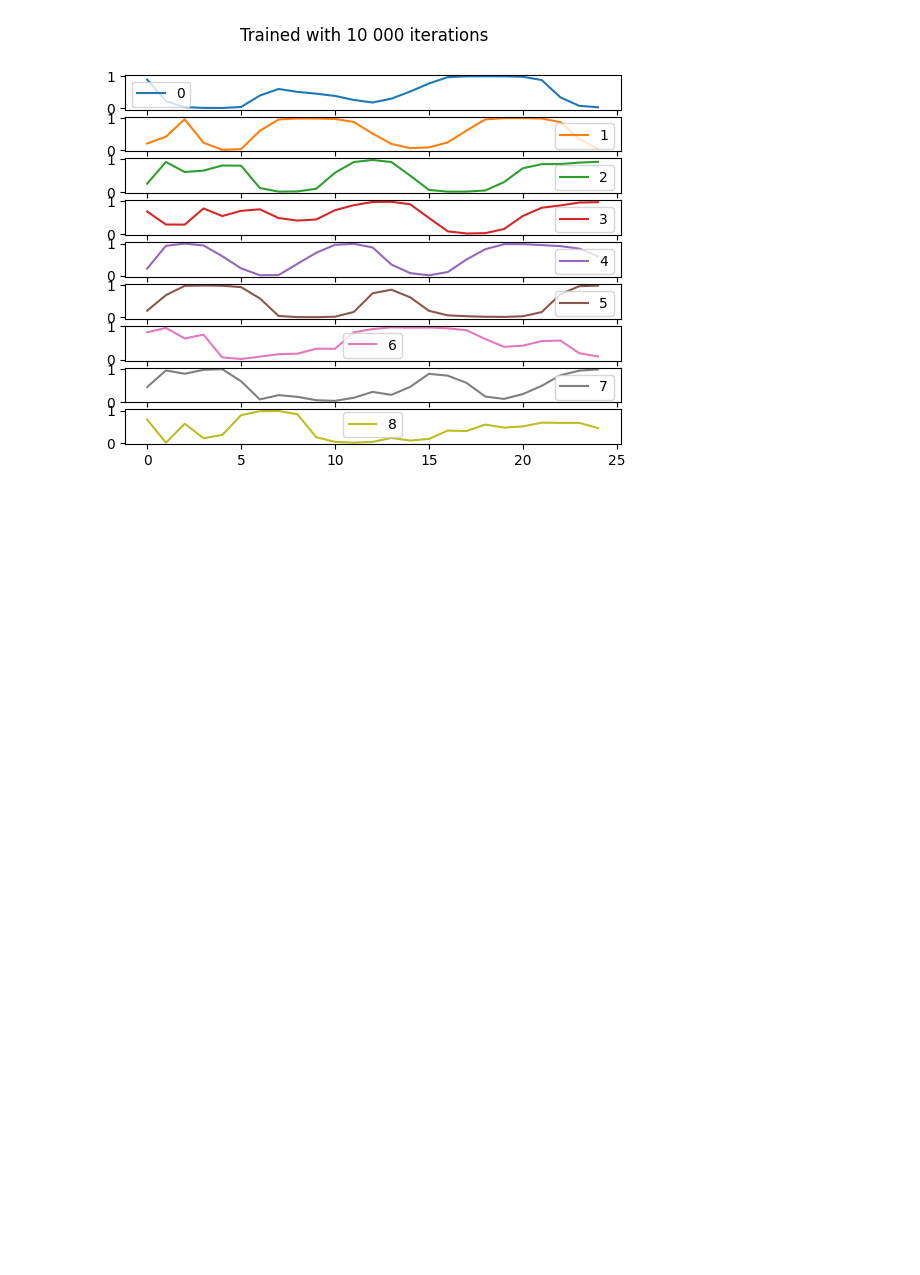
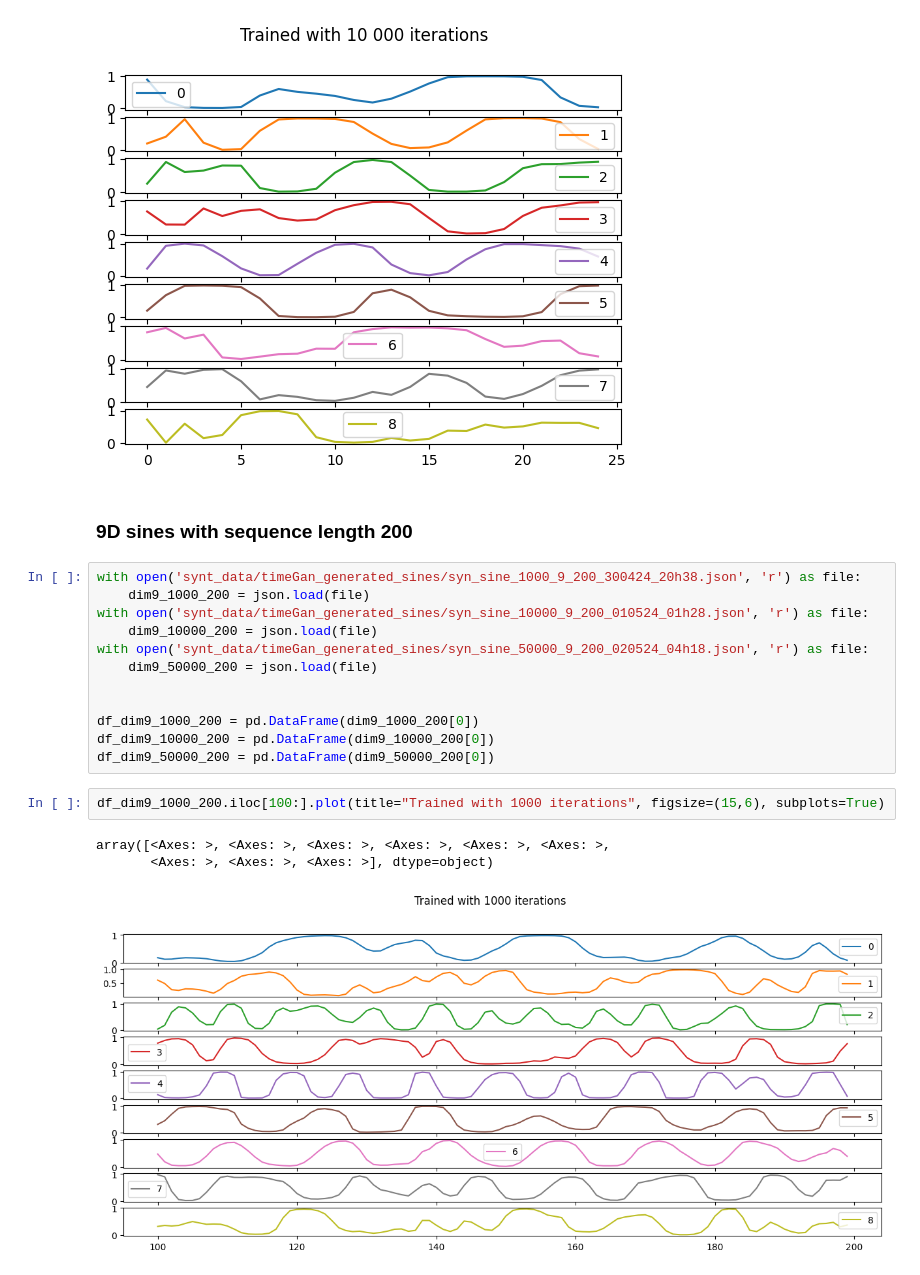
Before and after one commit to fredrikSveen/MSc_time_series_GAN, a Jupyter notebook: generated_timegan_sines.ipynb, the cells around one changed output. Drawn from its saved outputs; the diff is of its cells as text; blank space fills up the shorter version.

```diff
--- a/generated_timegan_sines.ipynb
+++ b/generated_timegan_sines.ipynb
@@ -246,3 +258,23 @@ df_dim9_10000.plot(title="Trained with 10 000 iterations", subplots=True)
 array([<Axes: >, <Axes: >, <Axes: >, <Axes: >, <Axes: >, <Axes: >,
        <Axes: >, <Axes: >, <Axes: >], dtype=object)
 [figure]
+# %% [markdown]
+### 9D sines with sequence length 200
+# %%
+with open('synt_data/timeGan_generated_sines/syn_sine_1000_9_200_300424_20h38.json', 'r') as file:
+    dim9_1000_200 = json.load(file)
+with open('synt_data/timeGan_generated_sines/syn_sine_10000_9_200_010524_01h28.json', 'r') as file:
+    dim9_10000_200 = json.load(file)
+with open('synt_data/timeGan_generated_sines/syn_sine_50000_9_200_020524_04h18.json', 'r') as file:
+    dim9_50000_200 = json.load(file)
+
+
+df_dim9_1000_200 = pd.DataFrame(dim9_1000_200[0])
+df_dim9_10000_200 = pd.DataFrame(dim9_10000_200[0])
+df_dim9_50000_200 = pd.DataFrame(dim9_50000_200[0])
+# %%
+df_dim9_1000_200.iloc[100:].plot(title="Trained with 1000 iterations", figsize=(15,6), subplots=True)
+# %% [output]
+array([<Axes: >, <Axes: >, <Axes: >, <Axes: >, <Axes: >, <Axes: >,
+       <Axes: >, <Axes: >, <Axes: >], dtype=object)
+[figure, added]
```
Also changed, not shown: parts of 7 cells of this notebook, 3 other files.
